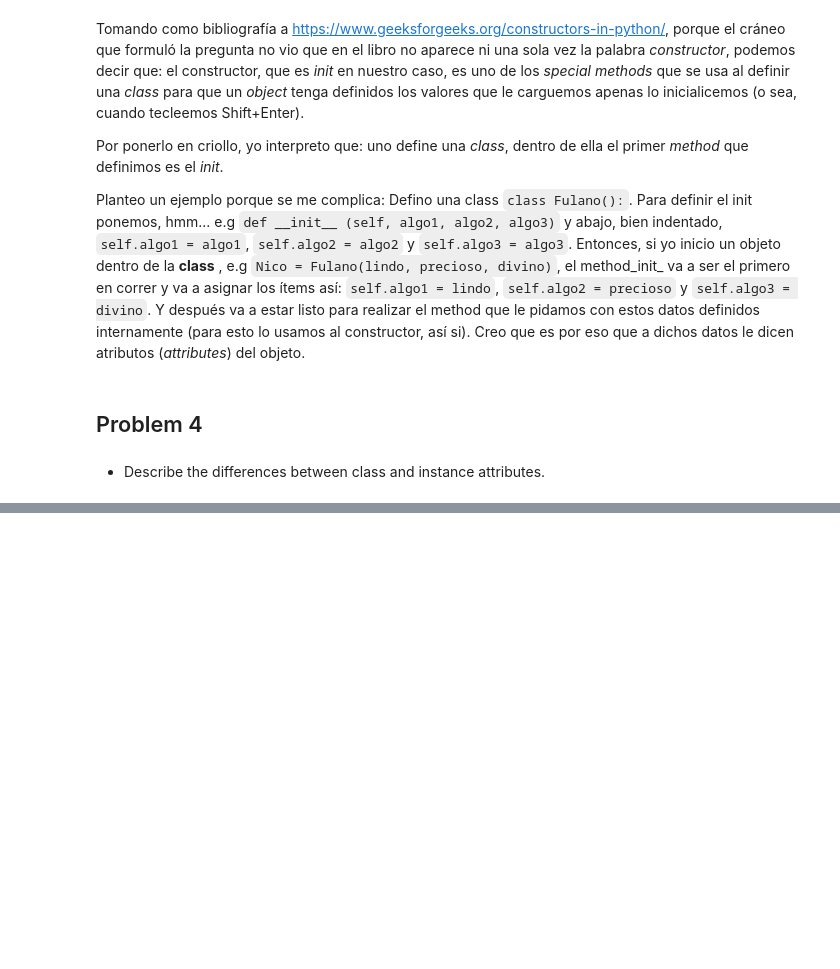
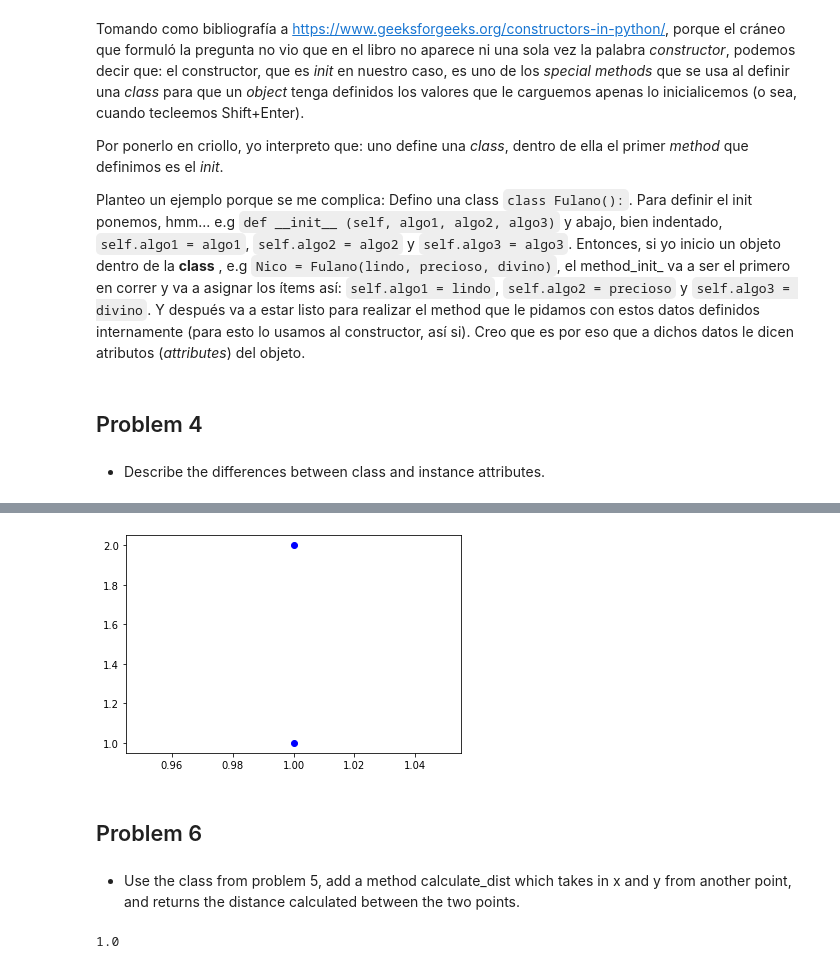
Before and after one commit to ngg2000/Python-Programming-and-Numerical-Methods-a-guide-for-engineers-and-scientists, a Jupyter notebook: Python_Programming_And_Numerical_Methods_A_Guide_For_Engineers_And_Scientists.ipynb, the cells around one changed output, grey strips where cells are left out. Cells and saved outputs as stored; diff of their text form; code cells hidden in the pictures; blank space fills up the shorter version.

```diff
--- a/Python_Programming_And_Numerical_Methods_A_Guide_For_Engineers_And_Scientists.ipynb
+++ b/Python_Programming_And_Numerical_Methods_A_Guide_For_Engineers_And_Scientists.ipynb
@@ -2087,0 +2096,18 @@ Todos los datos (_attributes_) que mencioné hasta el momento son _instance attr
+# %%
+class Point():
+  def __init__(self, x, y):
+    self.x = x
+    self.y = y
+  def plot_point(self):
+    plt.plot(self.x, self.y, 'bo')
+# %%
+Nic = Point(1, 2)
+Mec = Point(1, 1)
+Nic.plot_point()
+Mec.plot_point()
+# %% [output]
+[figure, added]
+# %% [markdown]
+## Problem 6
+# %% [markdown]
+* Use the class from problem 5, add a method calculate_dist which takes in x and y from another point, and returns the distance calculated between the two points.
@@ -2087,0 +2134,4 @@ Todos los datos (_attributes_) que mencioné hasta el momento son _instance attr
+# %%
+Nic.calculate_dist(3, 5)
+# %% [output]
+1.0
```
Also changed, not shown: parts of 18 cells of this notebook.
